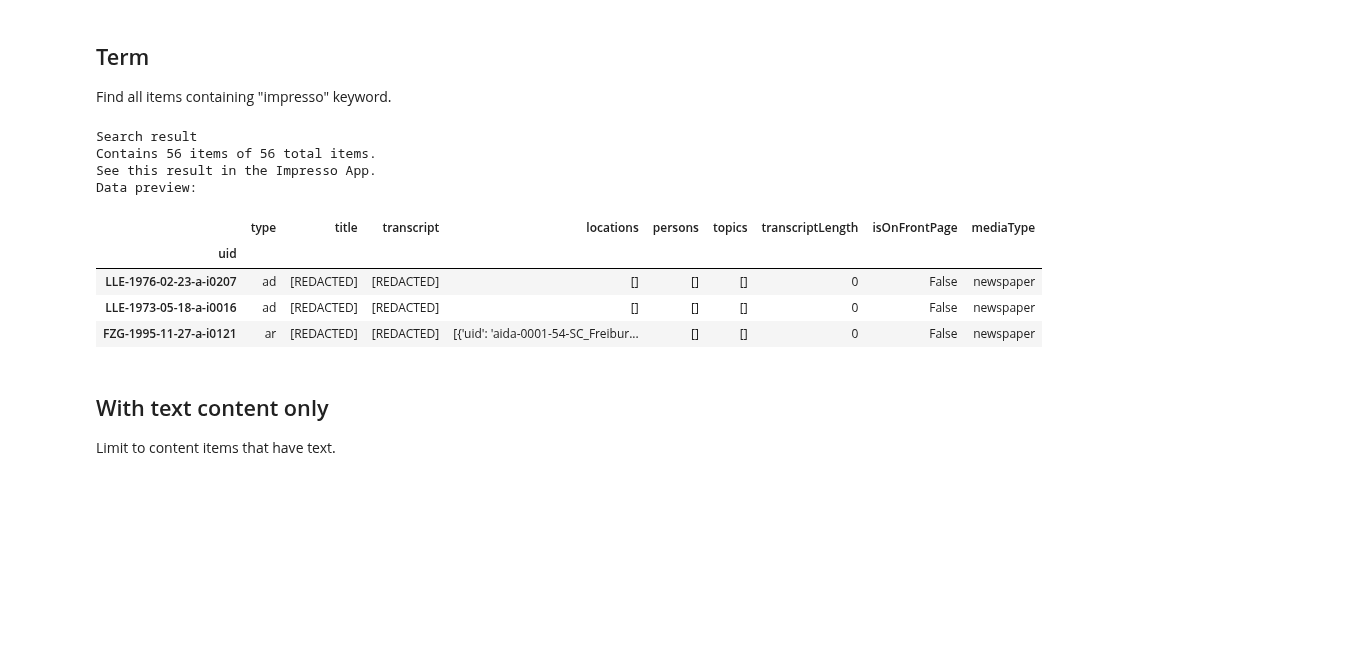
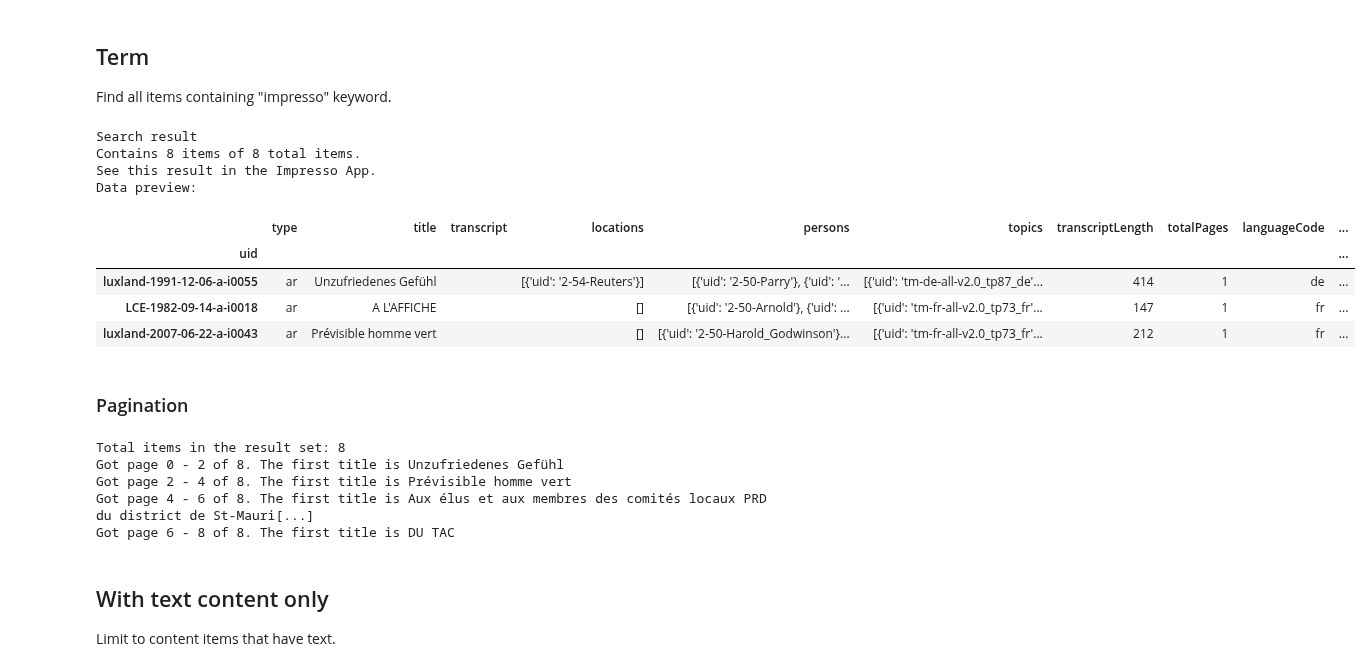
Before and after one commit to impresso/impresso-py, a Jupyter notebook: examples/notebooks/search.ipynb, the cells around one changed output. Saved outputs shown, nothing was run; the diff lists cells and outputs as text; code cells hidden in the pictures; blank space fills up the shorter version.

```diff
--- a/examples/notebooks/search.ipynb
+++ b/examples/notebooks/search.ipynb
@@ -14,17 +14,37 @@ Find content items in Impresso using a variety of different filters.
 
 Find all items containing "impresso" keyword.
 # %%
-impresso.search.find(term="impresso")
+impresso.search.find(term="monthy python")
 # %% [output]
 Search result
-Contains 56 items of 56 total items.
+Contains 8 items of 8 total items.
 See this result in the Impresso App.
 Data preview:
-|  | type | title | transcript | locations | persons | topics | transcriptLength | isOnFrontPage | mediaType |
-| uid |  |  |  |  |  |  |  |  |  |
-| LLE-1976-02-23-a-i0207 | ad | [REDACTED] | [REDACTED] | [] | [] | [] | 0 | False | newspaper |
-| LLE-1973-05-18-a-i0016 | ad | [REDACTED] | [REDACTED] | [] | [] | [] | 0 | False | newspaper |
-| FZG-1995-11-27-a-i0121 | ar | [REDACTED] | [REDACTED] | [{'uid': 'aida-0001-54-SC_Freibur... | [] | [] | 0 | False | newspaper |
+|  | type | title | transcript | locations | persons | topics | transcriptLength | totalPages | languageCode | ... |
+| uid |  |  |  |  |  |  |  |  |  | ... |
+| luxland-1991-12-06-a-i0055 | ar | Unzufriedenes Gefühl |  | [{'uid': '2-54-Reuters'}] | [{'uid': '2-50-Parry'}, {'uid': '... | [{'uid': 'tm-de-all-v2.0_tp87_de'... | 414 | 1 | de | ... |
+| LCE-1982-09-14-a-i0018 | ar | A L'AFFICHE |  | [] | [{'uid': '2-50-Arnold'}, {'uid': ... | [{'uid': 'tm-fr-all-v2.0_tp73_fr'... | 147 | 1 | fr | ... |
+| luxland-2007-06-22-a-i0043 | ar | Prévisible homme vert |  | [] | [{'uid': '2-50-Harold_Godwinson'}... | [{'uid': 'tm-fr-all-v2.0_tp73_fr'... | 212 | 1 | fr | ... |
+# %% [markdown]
+### Pagination
+# %%
+result = impresso.search.find(
+    term="monthy python",
+    limit=2,
+)
+
+print(f"Total items in the result set: {result.total}")
+for page in result.pages():
+    print(
+        f"Got page {page.offset} - {page.offset + page.size} of {page.total}. "
+        + f"The first title is {page.raw['data'][0]['title']}"
+    )
+# %% [output]
+Total items in the result set: 8
+Got page 0 - 2 of 8. The first title is Unzufriedenes Gefühl
+Got page 2 - 4 of 8. The first title is Prévisible homme vert
+Got page 4 - 6 of 8. The first title is Aux élus et aux membres des comités locaux PRD du district de St-Mauri[...]
+Got page 6 - 8 of 8. The first title is DU TAC
 # %% [markdown]
 ## With text content only
 
```
Also changed, not shown: parts of 26 cells of this notebook, 39 other files.
